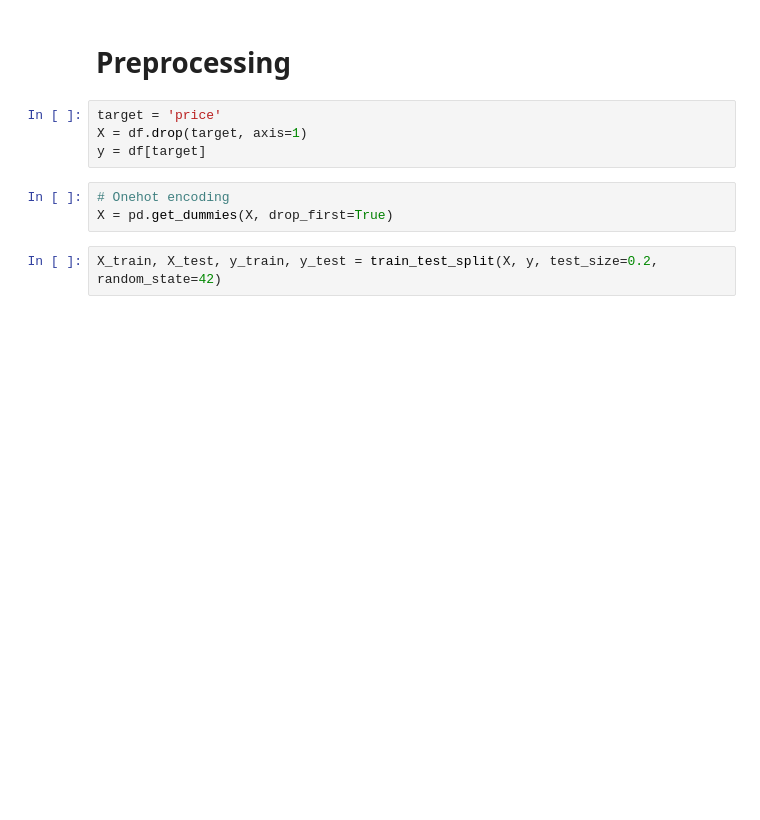
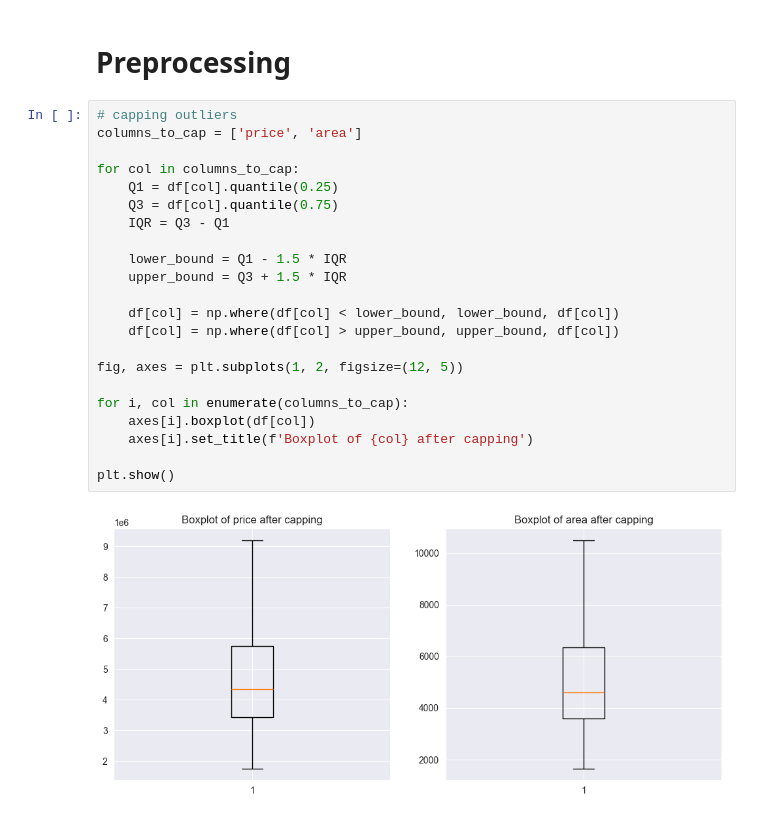
Before and after one commit to RuzGhandilian/House-Price-Prediction, a Jupyter notebook: notebook/House_prices.ipynb, the cells around one changed output. Cells and saved outputs as stored; diff of their text form; blank space fills up the shorter version.

```diff
--- a/notebook/House_prices.ipynb
+++ b/notebook/House_prices.ipynb
@@ -109,11 +111,26 @@ plt.show()
 # %% [markdown]
 # Preprocessing
-# %%
-target = 'price'
-X = df.drop(target, axis=1)
-y = df[target]
-# %%
-# Onehot encoding
-X = pd.get_dummies(X, drop_first=True)
-# %%
-X_train, X_test, y_train, y_test = train_test_split(X, y, test_size=0.2, random_state=42)
+# %%
+# capping outliers
+columns_to_cap = ['price', 'area']
+
+for col in columns_to_cap:
+    Q1 = df[col].quantile(0.25)
+    Q3 = df[col].quantile(0.75)
+    IQR = Q3 - Q1
+
+    lower_bound = Q1 - 1.5 * IQR
+    upper_bound = Q3 + 1.5 * IQR
+
+    df[col] = np.where(df[col] < lower_bound, lower_bound, df[col])
+    df[col] = np.where(df[col] > upper_bound, upper_bound, df[col])
+
+fig, axes = plt.subplots(1, 2, figsize=(12, 5))
+
+for i, col in enumerate(columns_to_cap):
+    axes[i].boxplot(df[col])
+    axes[i].set_title(f'Boxplot of {col} after capping')
+
+plt.show()
+# %% [output]
+[figure, added]
```
Also changed, not shown: parts of 15 cells of this notebook, 1 other file.
